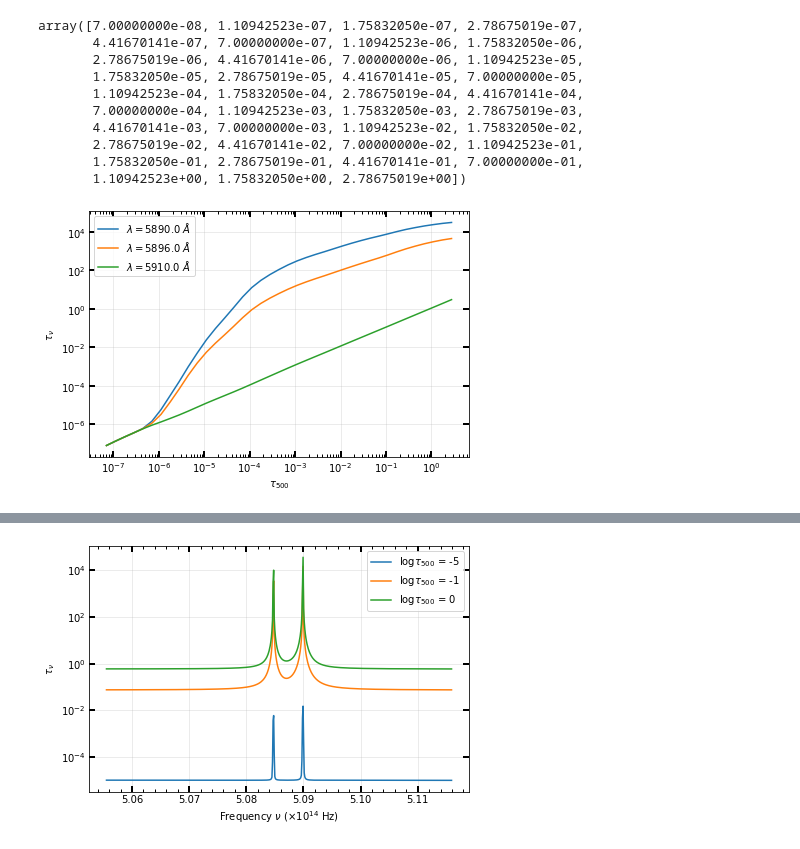
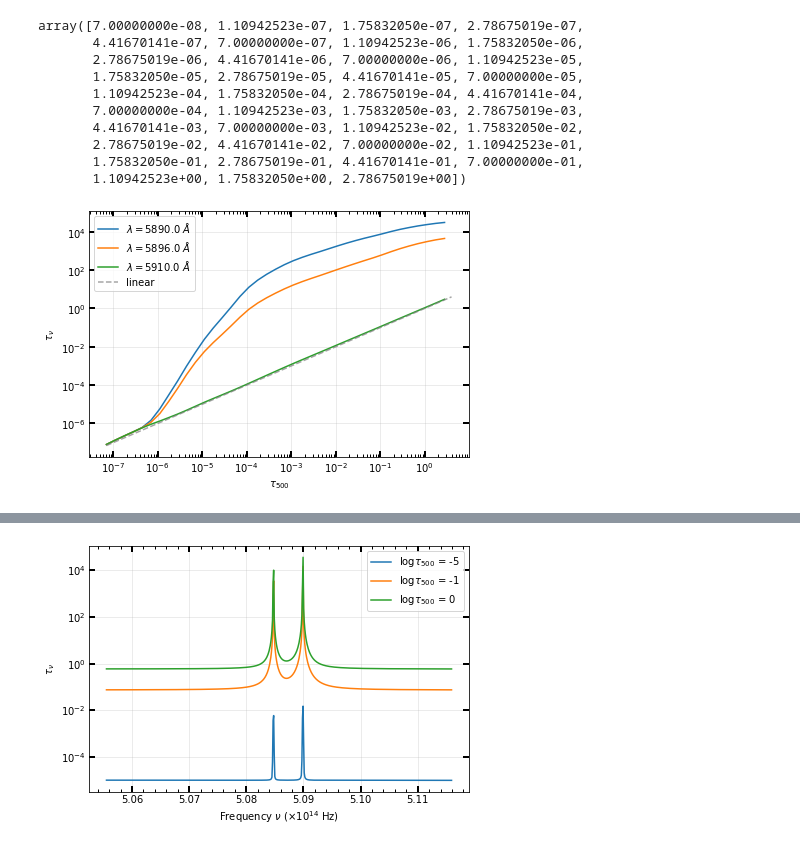
Before and after one commit to kyleneumann/Astro530, a Jupyter notebook: hw11.ipynb, the cells around one changed output, grey strips where cells are left out. Saved outputs shown, nothing was run; the diff lists cells and outputs as text; code cells hidden in the pictures.

```diff
--- a/hw11.ipynb
+++ b/hw11.ipynb
@@ -306,33 +320,34 @@ array([7.00000000e-08, 1.10942523e-07, 1.75832050e-07, 2.78675019e-07,
 # %%
 fig, ax = plt.subplots(figsize = (6,4), nrows = 1, ncols = 1)
 fig.tight_layout(h_pad=-.5)
 
 
 ax.yaxis.set_ticks_position('both')
 ax.xaxis.set_ticks_position('both')
 ax.minorticks_on()
 ax.grid(True,alpha=.3)
 
 ax.tick_params(direction='in', axis='both',which='minor',length=3,width=1)#,labelsize=8)
 ax.tick_params(direction='in',axis='both',which='major',length=6,width=2)#,labelsize=8)
 
 ax.set_xscale("log")
 ax.set_yscale("log")
 
 ax.plot(t500_arr,tn_arr[0],label=r"$\lambda = $"+str(round(wave_interest[0].value,0))+r" $\AA$")
 ax.plot(t500_arr,tn_arr[1],label=r"$\lambda = $"+str(round(wave_interest[1].value,0))+r" $\AA$")
 ax.plot(t500_arr,tn_arr[2],label=r"$\lambda = $"+str(round(wave_interest[2].value,0))+r" $\AA$")
+ax.plot([7e-8,4],[7e-8,4],label="linear",c='grey',alpha = 0.7, linestyle="--")
 
 ax.set_ylabel(r"$\tau_\nu$")
 ax.set_xlabel(r"$\tau_{500}$")
 
 ax.legend()
 
 output_file = "plots/22a.pdf"
 
 fig.savefig(output_file,bbox_inches='tight')
 # %% [output]
-[figure, old version]
+[figure, new version]
 # %%
 n_size = 0.3
 #t500_arr = np.arange(tmin,tmax+0.01*n_size,n_size)
```
Also changed, not shown: parts of 11 cells of this notebook, 3 other files.
